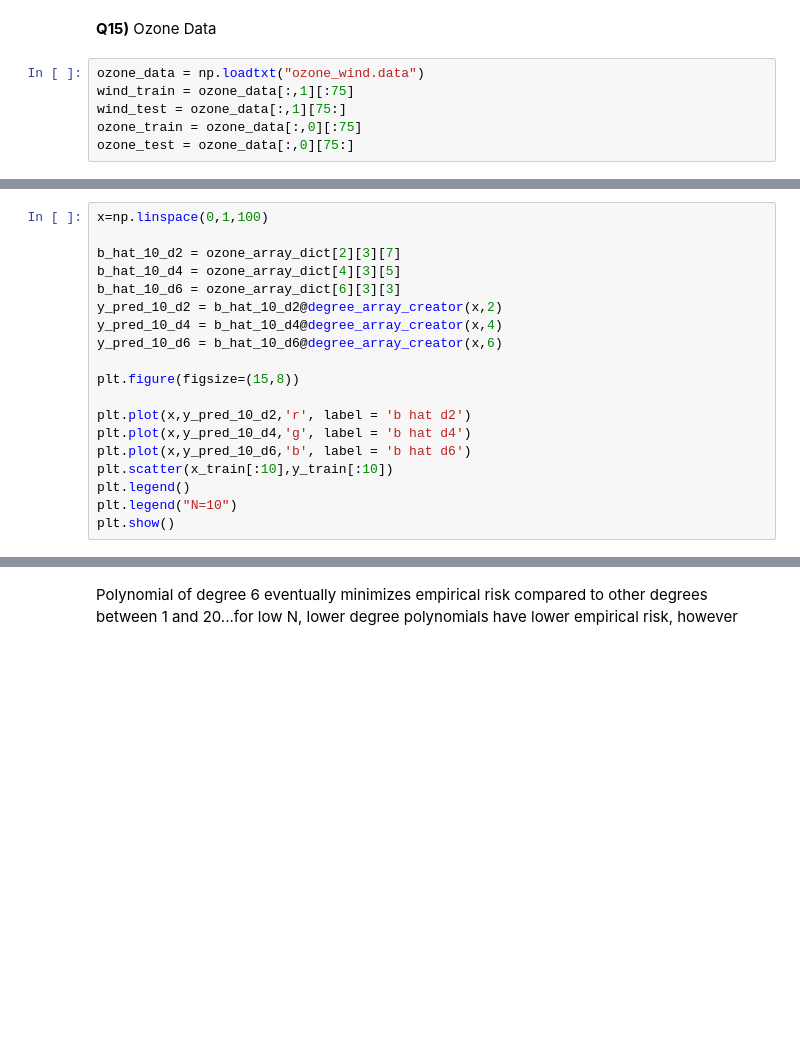
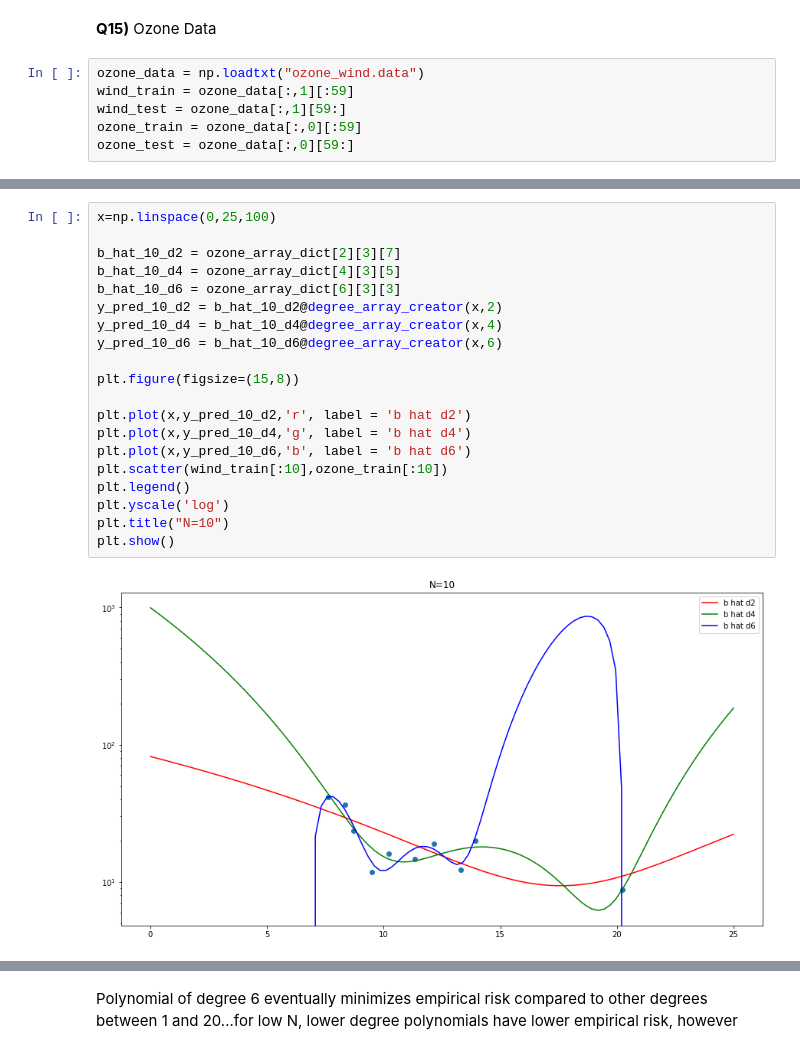
Before and after one commit to jp6422/School, a Jupyter notebook: 1003/hw1/ML HW 1.ipynb, the cells around one changed output, grey strips where cells are left out. Saved outputs shown, nothing was run; the diff lists cells and outputs as text; blank space fills up the shorter version.

```diff
--- a/1003/hw1/ML HW 1.ipynb
+++ b/1003/hw1/ML HW 1.ipynb
@@ -402,10 +405,10 @@ plot_arrays_from_dict(array_dict, "no")
 **Q15)** Ozone Data
 # %%
 ozone_data = np.loadtxt("ozone_wind.data")
-wind_train = ozone_data[:,1][:75]
-wind_test = ozone_data[:,1][75:]
-ozone_train = ozone_data[:,0][:75]
-ozone_test = ozone_data[:,0][75:]
+wind_train = ozone_data[:,1][:59]
+wind_test = ozone_data[:,1][59:]
+ozone_train = ozone_data[:,0][:59]
+ozone_test = ozone_data[:,0][59:]
 # %%
 for i in range(1,20):
 
@@ -439,20 +449,23 @@ plot_arrays_from_dict (ozone_array_dict,"no")
 # %%
-x=np.linspace(0,1,100)
+x=np.linspace(0,25,100)
 
 b_hat_10_d2 = ozone_array_dict[2][3][7]
 b_hat_10_d4 = ozone_array_dict[4][3][5]
 b_hat_10_d6 = ozone_array_dict[6][3][3]
 y_pred_10_d2 = b_hat_10_d2@degree_array_creator(x,2)
 y_pred_10_d4 = b_hat_10_d4@degree_array_creator(x,4)
 y_pred_10_d6 = b_hat_10_d6@degree_array_creator(x,6)
 
 plt.figure(figsize=(15,8))
 
 plt.plot(x,y_pred_10_d2,'r', label = 'b hat d2')
 plt.plot(x,y_pred_10_d4,'g', label = 'b hat d4')
 plt.plot(x,y_pred_10_d6,'b', label = 'b hat d6')
-plt.scatter(x_train[:10],y_train[:10])
+plt.scatter(wind_train[:10],ozone_train[:10])
 plt.legend()
-plt.legend("N=10")
+plt.yscale('log')
+plt.title("N=10")
 plt.show()
+# %% [output]
+[figure, added]
 # %%
```
Also changed, not shown: parts of 14 cells of this notebook.
